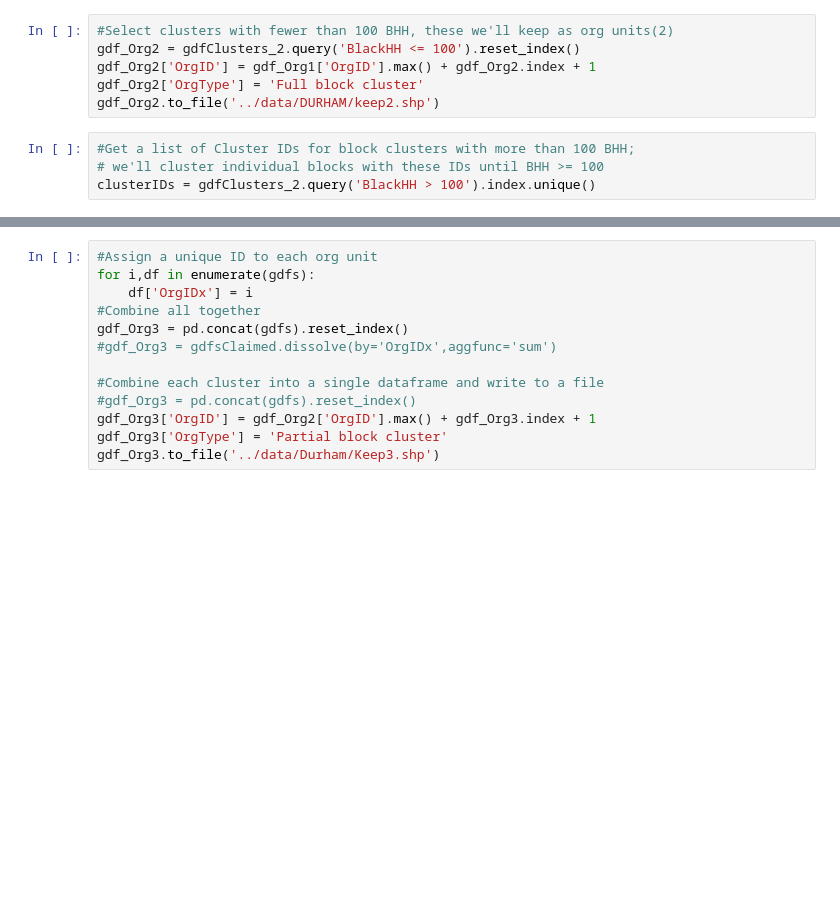
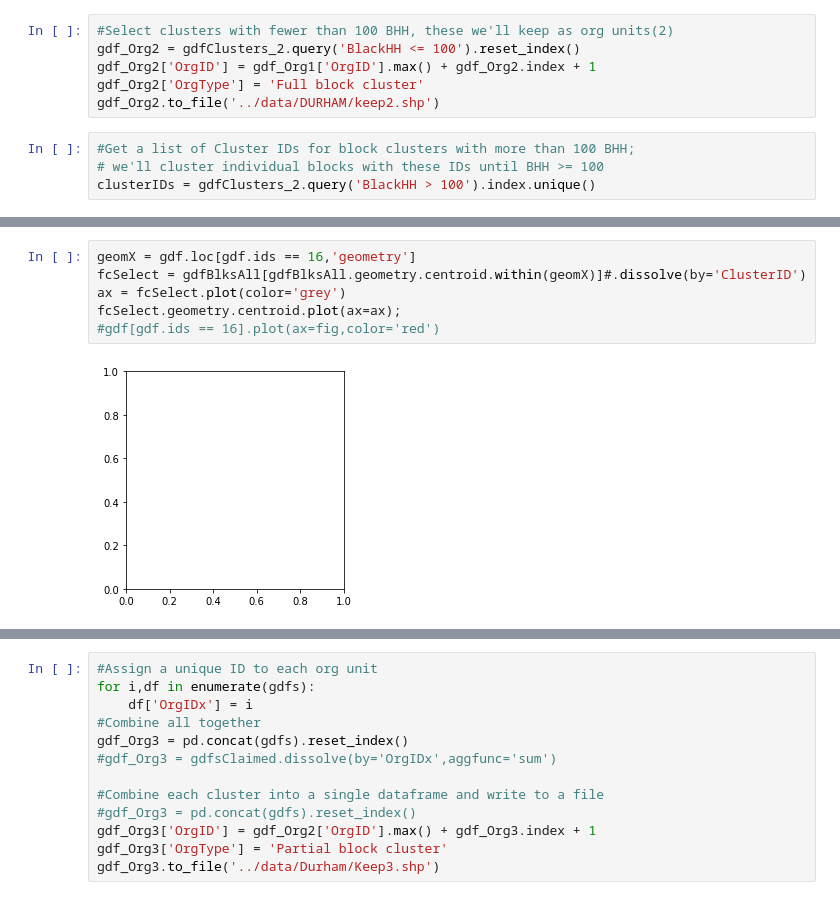
Before and after one commit to johnpfay/WakeVoter, a Jupyter notebook: Notebooks/CheckDurhamOrgProduction.ipynb, the cells around one changed output, grey strips where cells are left out. Drawn from its saved outputs; the diff is of its cells as text; blank space fills up the shorter version.

```diff
--- a/Notebooks/CheckDurhamOrgProduction.ipynb
+++ b/Notebooks/CheckDurhamOrgProduction.ipynb
@@ -95,0 +130,8 @@ gdf_Org3.to_file('../data/Durham/Keep3.shp')
+# %%
+geomX = gdf.loc[gdf.ids == 16,'geometry']
+fcSelect = gdfBlksAll[gdfBlksAll.geometry.centroid.within(geomX)]#.dissolve(by='ClusterID')
+ax = fcSelect.plot(color='grey')
+fcSelect.geometry.centroid.plot(ax=ax);
+#gdf[gdf.ids == 16].plot(ax=fig,color='red')
+# %% [output]
+[figure, added]
```
Also changed, not shown: parts of 14 cells of this notebook.
